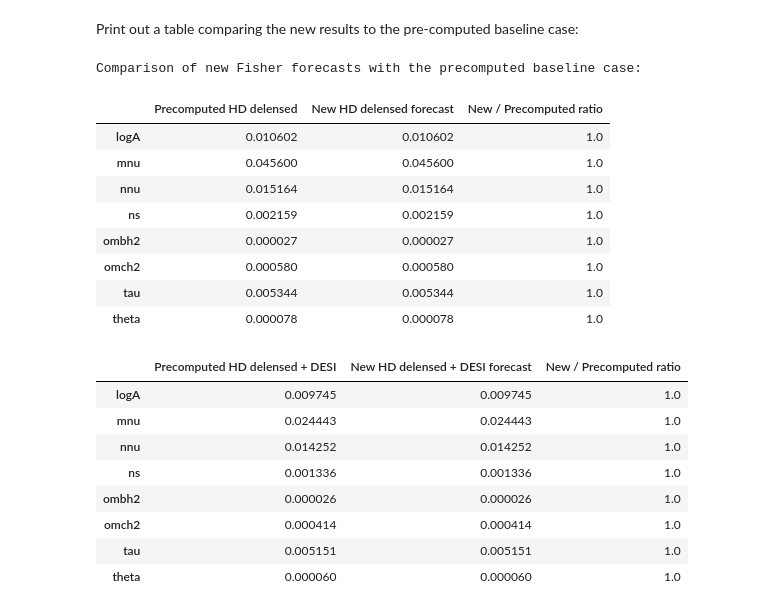
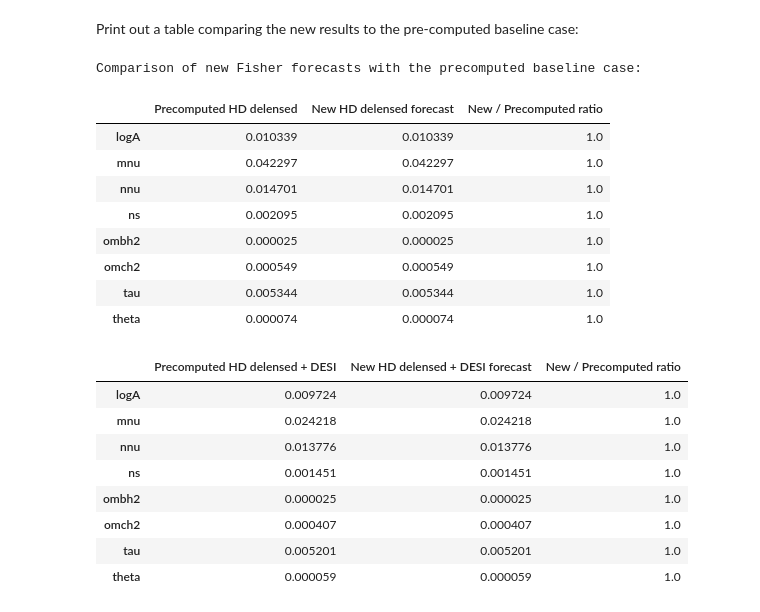
Before and after one commit to ZackCheslog/hdfisher, a Jupyter notebook: example_calculate_fisher_matrices.ipynb, the cells around one changed output. Cells and saved outputs as stored; diff of their text form; code cells hidden in the pictures.

Commit message:
added option to specify version of the CMB-HD mock data from hdMockData, and updated defaults to use the latest data

```diff
--- a/example_calculate_fisher_matrices.ipynb
+++ b/example_calculate_fisher_matrices.ipynb
@@ -63,13 +66,11 @@ We also provide the following extra optional arguments:
 # %%
-# the `exp` is used to load the covariance matrix for the mock data spectra,
-#  and determines the multipole ranges for theory power spectra:
-exp = 'hd'
 # set the `fisher_dir` that holds the output:
-fisher_root = f'{exp}_example'
+fisher_root = 'hd_example'
 output_dir = os.path.join(os.getcwd(), 'example_output')
 fisher_dir = os.path.join(output_dir, fisher_root)
 
-fisherlib = fisher.Fisher(exp, fisher_dir)
+# initialize the `Fisher` class:
+fisherlib = fisher.Fisher(fisher_dir)
 # %% [markdown]
 # Calculating new Fisher derivatives
 
@@ -127,13 +128,12 @@ errs_with_desi = fisherlib.get_fisher_errors(cmb_type,
                                    use_H0=use_H0,
                                    with_desi=True)
 
-# load pre-computed results for comparison
-datalib = dataconfig.Data()
-exp_fmat, params = datalib.load_precomputed_cmb_fisher(exp, cmb_type=cmb_type, use_H0=use_H0)
-exp_errs = fisher.get_fisher_errors(exp_fmat, params)
+# load pre-computed results for comparison:
+hd_fmat, params = fisherlib.load_example_hd_fisher(cmb_type=cmb_type, use_H0=use_H0, with_desi=False)
+hd_errs = fisher.get_fisher_errors(hd_fmat, params)
 
-exp_desi_fmat, params = datalib.load_precomputed_cmb_fisher(exp, cmb_type=cmb_type, use_H0=use_H0, with_desi=True)
-exp_desi_errs = fisher.get_fisher_errors(exp_desi_fmat, params)
+hd_desi_fmat, params = fisherlib.load_example_hd_fisher(cmb_type=cmb_type, use_H0=use_H0, with_desi=True)
+hd_desi_errs = fisher.get_fisher_errors(hd_desi_fmat, params)
 # %% [markdown]
 Define some functions to print out the results:
 # %%
@@ -187,33 +187,33 @@ Print out a table comparing the new results to the pre-computed baseline case:
 # %%
 print('\nComparison of new Fisher forecasts with the precomputed baseline case:')
 
 
-table_list = [exp_errs, errs, ratio(errs, exp_errs)]
-label_list = [f'Precomputed {exp.upper()} {cmb_type}',
-              f'New {exp.upper()} {cmb_type} forecast', 'New / Precomputed ratio']
+table_list = [hd_errs, errs, ratio(errs, hd_errs)]
+label_list = [f'Precomputed HD {cmb_type}',
+              f'New HD {cmb_type} forecast', 'New / Precomputed ratio']
 print_table(table_list, label_list)
 
-table_list = [exp_desi_errs, errs_with_desi, ratio(errs_with_desi, exp_desi_errs)]
-label_list = [f'Precomputed {exp.upper()} {cmb_type} + DESI',
-              f'New {exp.upper()} {cmb_type} + DESI forecast', 'New / Precomputed ratio']
+table_list = [hd_desi_errs, errs_with_desi, ratio(errs_with_desi, hd_desi_errs)]
+label_list = [f'Precomputed HD {cmb_type} + DESI',
+              f'New HD {cmb_type} + DESI forecast', 'New / Precomputed ratio']
 print_table(table_list, label_list)
 # %% [output]
 Comparison of new Fisher forecasts with the precomputed baseline case:
 |  | Precomputed HD delensed | New HD delensed forecast | New / Precomputed ratio |
-| logA | 0.010602 | 0.010602 | 1.0 |
-| mnu | 0.045600 | 0.045600 | 1.0 |
-| nnu | 0.015164 | 0.015164 | 1.0 |
-| ns | 0.002159 | 0.002159 | 1.0 |
-| ombh2 | 0.000027 | 0.000027 | 1.0 |
-| omch2 | 0.000580 | 0.000580 | 1.0 |
+| logA | 0.010339 | 0.010339 | 1.0 |
+| mnu | 0.042297 | 0.042297 | 1.0 |
+| nnu | 0.014701 | 0.014701 | 1.0 |
+| ns | 0.002095 | 0.002095 | 1.0 |
+| ombh2 | 0.000025 | 0.000025 | 1.0 |
+| omch2 | 0.000549 | 0.000549 | 1.0 |
 | tau | 0.005344 | 0.005344 | 1.0 |
-| theta | 0.000078 | 0.000078 | 1.0 |
+| theta | 0.000074 | 0.000074 | 1.0 |
 |  | Precomputed HD delensed + DESI | New HD delensed + DESI forecast | New / Precomputed ratio |
-| logA | 0.009745 | 0.009745 | 1.0 |
-| mnu | 0.024443 | 0.024443 | 1.0 |
-| nnu | 0.014252 | 0.014252 | 1.0 |
-| ns | 0.001336 | 0.001336 | 1.0 |
-| ombh2 | 0.000026 | 0.000026 | 1.0 |
-| omch2 | 0.000414 | 0.000414 | 1.0 |
-| tau | 0.005151 | 0.005151 | 1.0 |
-| theta | 0.000060 | 0.000060 | 1.0 |
+| logA | 0.009724 | 0.009724 | 1.0 |
+| mnu | 0.024218 | 0.024218 | 1.0 |
+| nnu | 0.013776 | 0.013776 | 1.0 |
+| ns | 0.001451 | 0.001451 | 1.0 |
+| ombh2 | 0.000025 | 0.000025 | 1.0 |
+| omch2 | 0.000407 | 0.000407 | 1.0 |
+| tau | 0.005201 | 0.005201 | 1.0 |
+| theta | 0.000059 | 0.000059 | 1.0 |
```
Also changed, not shown: parts of 4 cells of this notebook, 22 other files.
